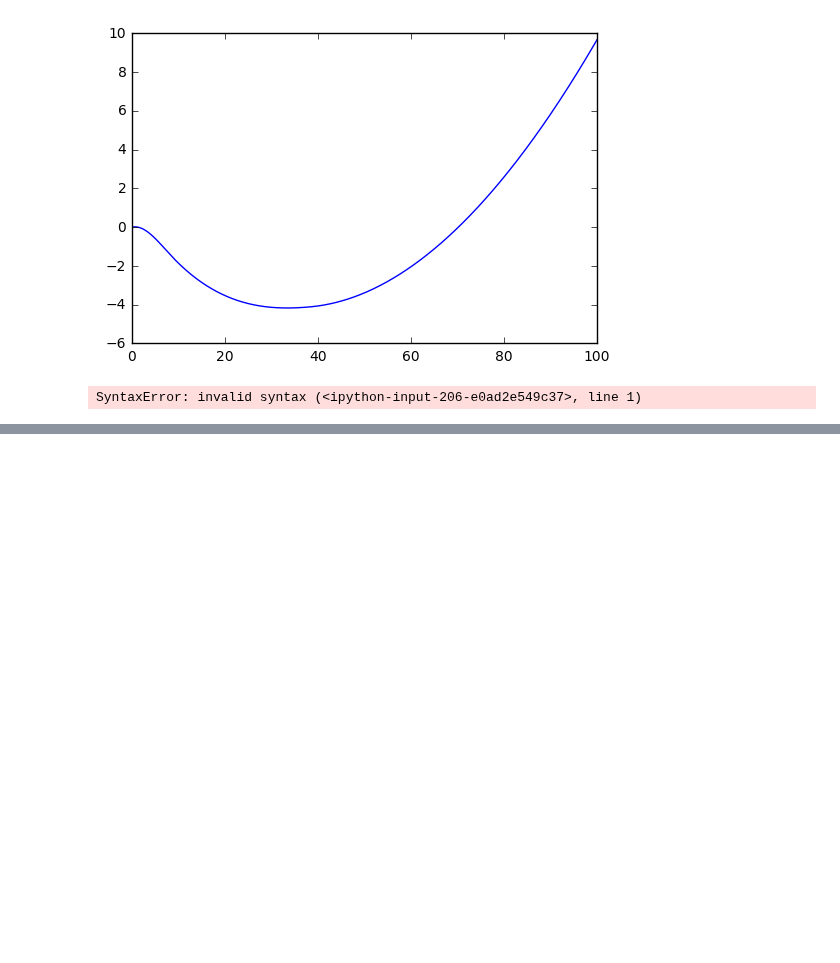
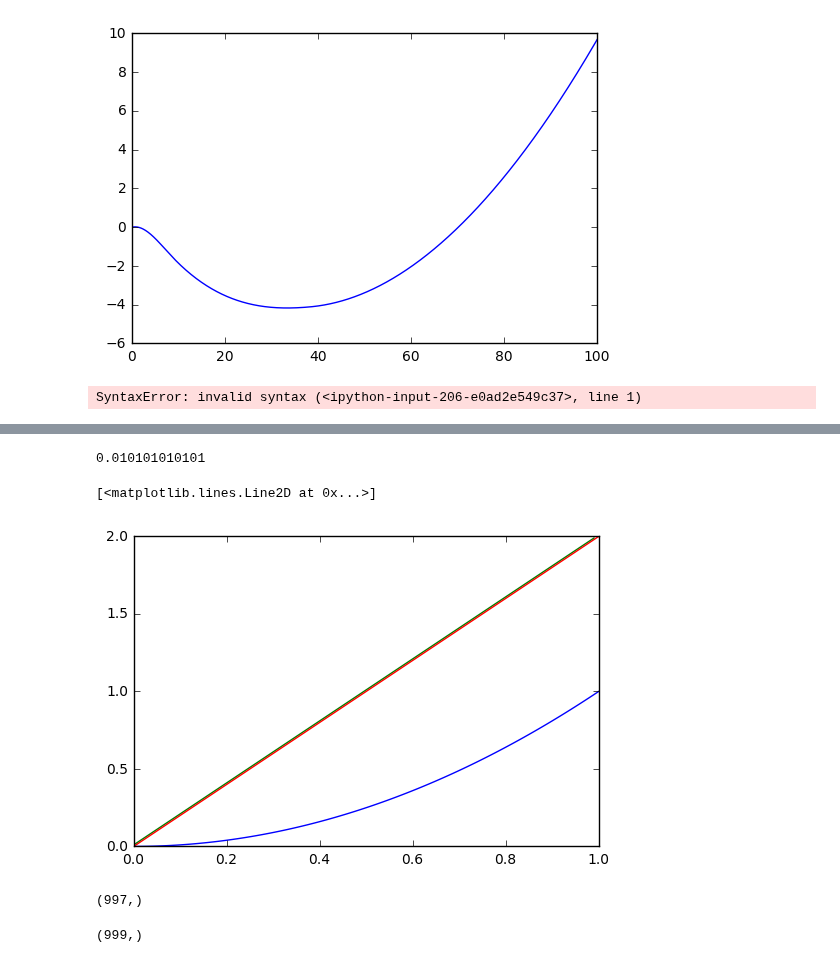
Before and after one commit to 123daimanu/DR_EAM, a Jupyter notebook: FQ_EAM_test.ipynb, the cells around one changed output, grey strips where cells are left out. Saved outputs shown, nothing was run; the diff lists cells and outputs as text; code cells hidden in the pictures; blank space fills up the shorter version.

```diff
--- a/FQ_EAM_test.ipynb
+++ b/FQ_EAM_test.ipynb
@@ -619,0 +704,19 @@ Total Energy 130.769671142
+# %%
+x=num.linspace(0,1,100)
+print(x[1]-x[0])
+fx=lambda x:x**2
+lab.plot(x,fx(x))
+lab.plot(x[0:-1],num.diff(fx(x))/(x[1]-x[0]))
+lab.plot(x,2*x)
+# %% [output]
+0.010101010101
+[<matplotlib.lines.Line2D at 0x...>]
+[figure, added]
+# %%
+q.shape
+# %% [output]
+(997,)
+# %%
+der(Etot,step).shape
+# %% [output]
+(999,)
```
Also changed, not shown: parts of 7 cells of this notebook.
